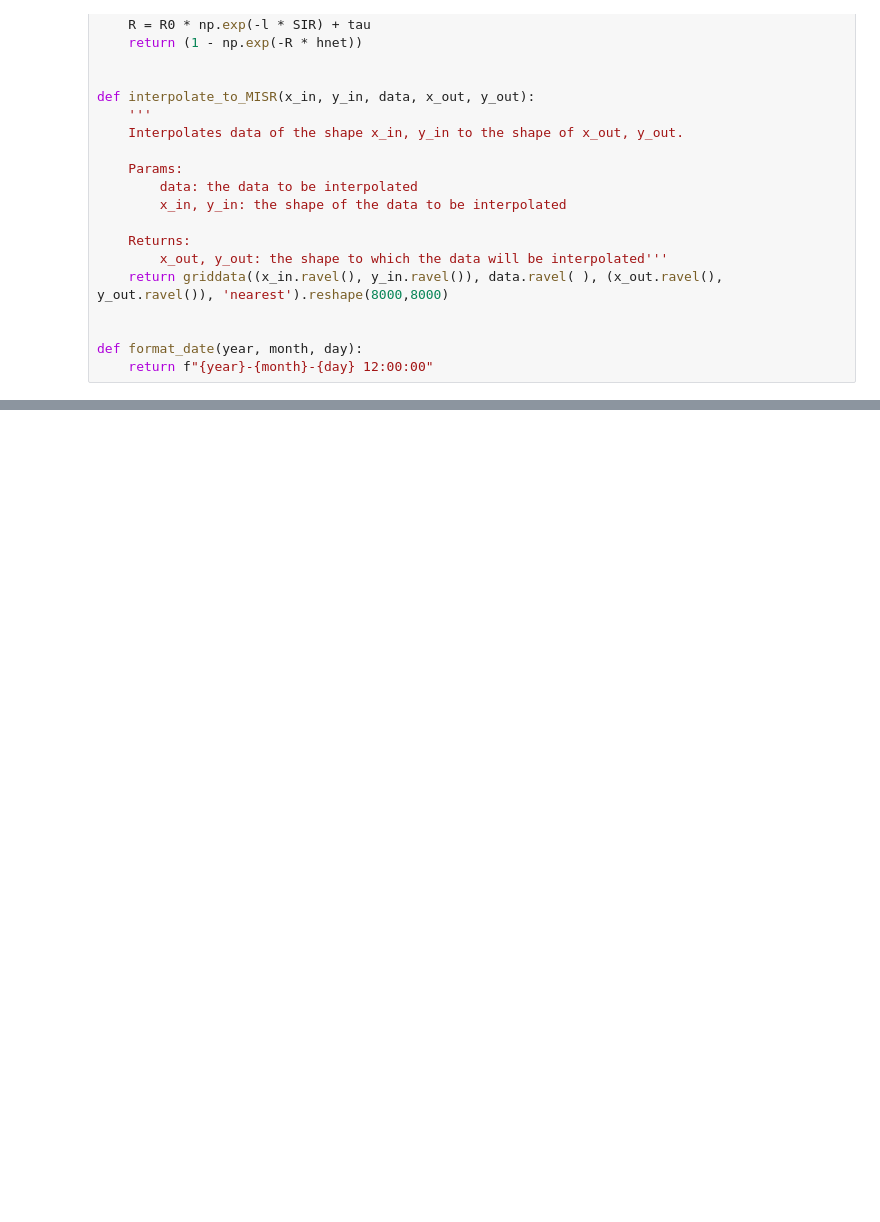
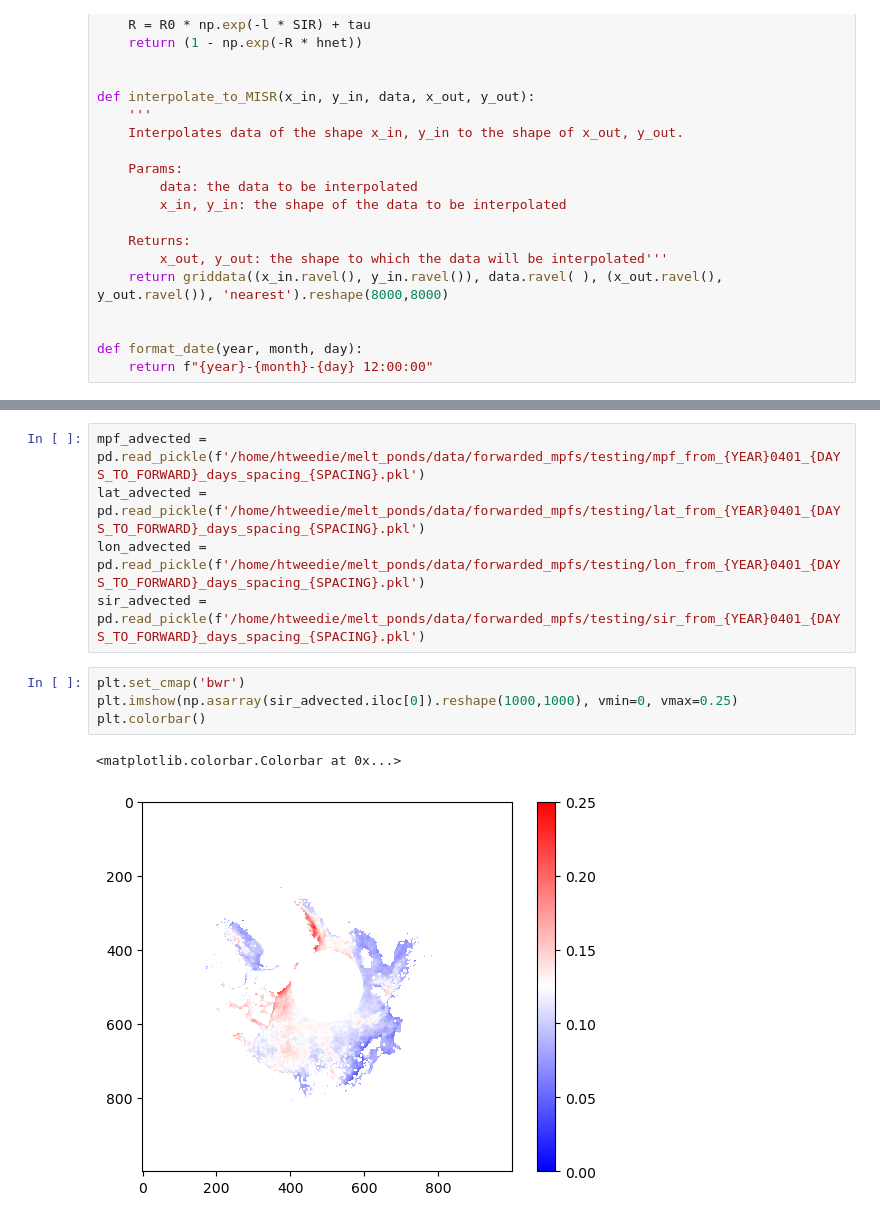
Before and after one commit to rhtweedie/modelled_mpf_with_advection, a Jupyter notebook: forward_SIR.ipynb, the cells around one changed output, grey strips where cells are left out. Saved outputs shown, nothing was run; the diff lists cells and outputs as text; blank space fills up the shorter version.

Commit message:
Track SIR during forwarding

```diff
--- a/forward_SIR.ipynb
+++ b/forward_SIR.ipynb
@@ -446,0 +461,12 @@ x_df
+# %%
+mpf_advected = pd.read_pickle(f'/home/htweedie/melt_ponds/data/forwarded_mpfs/testing/mpf_from_{YEAR}0401_{DAYS_TO_FORWARD}_days_spacing_{SPACING}.pkl')
+lat_advected = pd.read_pickle(f'/home/htweedie/melt_ponds/data/forwarded_mpfs/testing/lat_from_{YEAR}0401_{DAYS_TO_FORWARD}_days_spacing_{SPACING}.pkl')
+lon_advected = pd.read_pickle(f'/home/htweedie/melt_ponds/data/forwarded_mpfs/testing/lon_from_{YEAR}0401_{DAYS_TO_FORWARD}_days_spacing_{SPACING}.pkl')
+sir_advected = pd.read_pickle(f'/home/htweedie/melt_ponds/data/forwarded_mpfs/testing/sir_from_{YEAR}0401_{DAYS_TO_FORWARD}_days_spacing_{SPACING}.pkl')
+# %%
+plt.set_cmap('bwr')
+plt.imshow(np.asarray(sir_advected.iloc[0]).reshape(1000,1000), vmin=0, vmax=0.25)
+plt.colorbar()
+# %% [output]
+<matplotlib.colorbar.Colorbar at 0x...>
+[figure, added]
```
Also changed, not shown: parts of 5 cells of this notebook.
